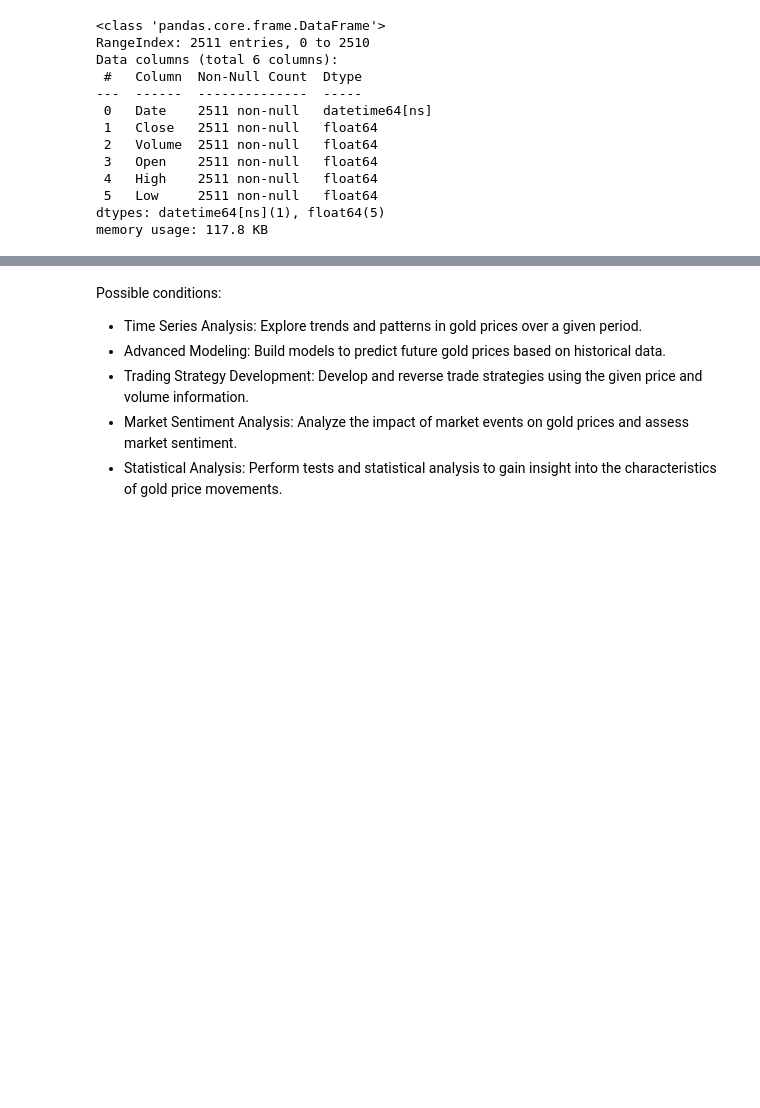
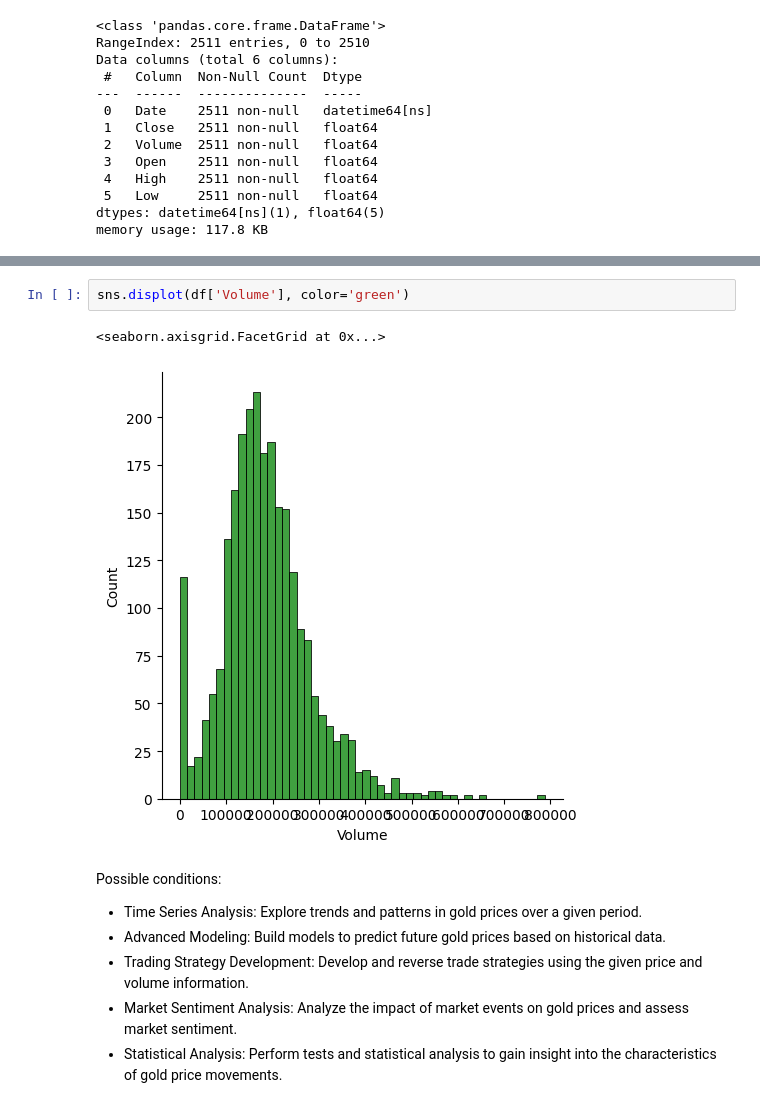
Before and after one commit to aldonaspirz/Gold_prices, a Jupyter notebook: gold_preprocessing.ipynb, the cells around one changed output, grey strips where cells are left out. Drawn from its saved outputs; the diff is of its cells as text; blank space fills up the shorter version.

```diff
--- a/gold_preprocessing.ipynb
+++ b/gold_preprocessing.ipynb
@@ -63,3 +74,8 @@ ax.plot(x, y)
+# %%
+sns.displot(df['Volume'], color='green')
+# %% [output]
+<seaborn.axisgrid.FacetGrid at 0x...>
+[figure, added]
 # %% [markdown]
 Possible conditions:
 
```
Also changed, not shown: parts of 57 cells of this notebook.
